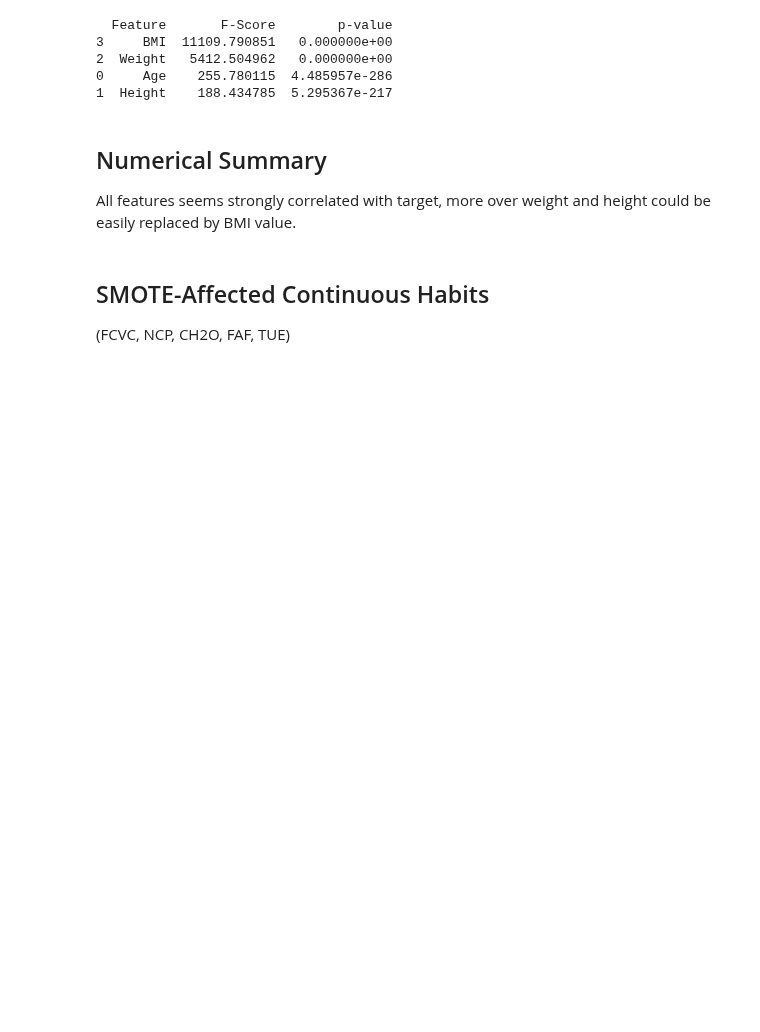
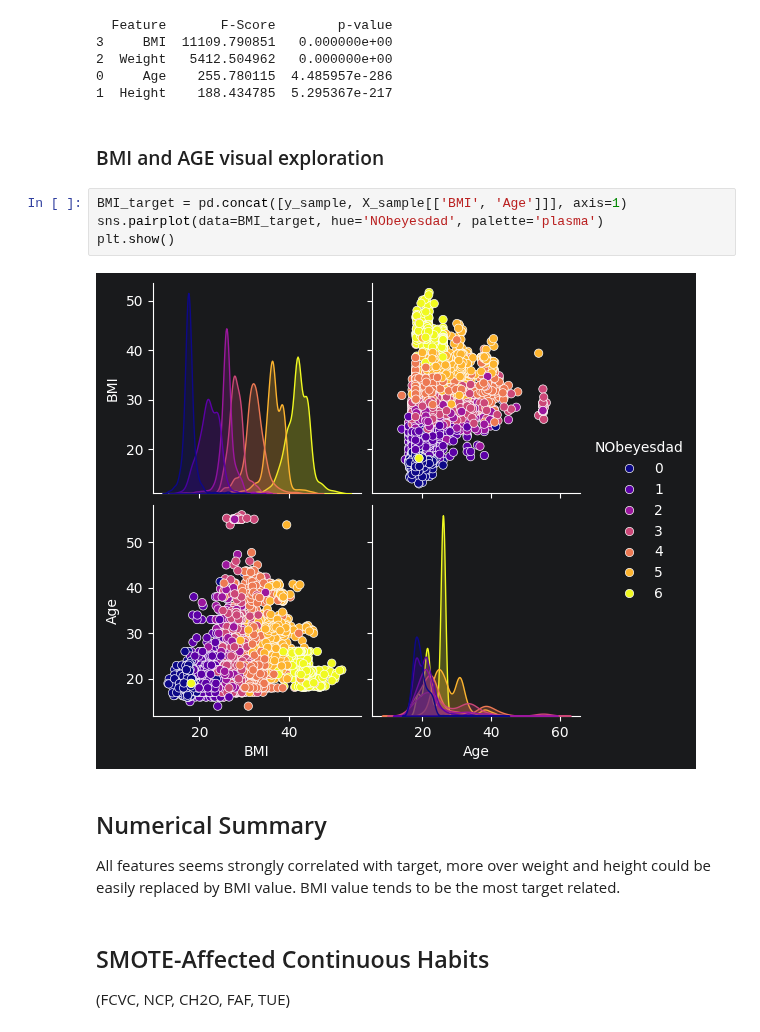
Before and after one commit to xXKeNdAmAmAsTeRXx/Deep_Learning_Labs, a Jupyter notebook: Lab_14_15-project/2_EDA.ipynb, the cells around one changed output. Drawn from its saved outputs; the diff is of its cells as text; blank space fills up the shorter version.

Commit message:
add pair plot of two best numerical features

```diff
--- a/Lab_14_15-project/2_EDA.ipynb
+++ b/Lab_14_15-project/2_EDA.ipynb
@@ -279,9 +279,18 @@ print(corr_df)
 2  Weight   5412.504962   0.000000e+00
 0     Age    255.780115  4.485957e-286
 1  Height    188.434785  5.295367e-217
+# %% [markdown]
+### BMI and AGE visual exploration
+# %%
+BMI_target = pd.concat([y_sample, X_sample[['BMI', 'Age']]], axis=1)
+sns.pairplot(data=BMI_target, hue='NObeyesdad', palette='plasma')
+plt.show()
+# %% [output]
+[figure, added]
 # %% [markdown]
 ## Numerical Summary
 All features seems strongly correlated with target, more over weight and height could be easily replaced by BMI value.
+BMI value tends to be the most target related.
 # %% [markdown]
 ## SMOTE-Affected Continuous Habits
 (FCVC, NCP, CH2O, FAF, TUE)
```
